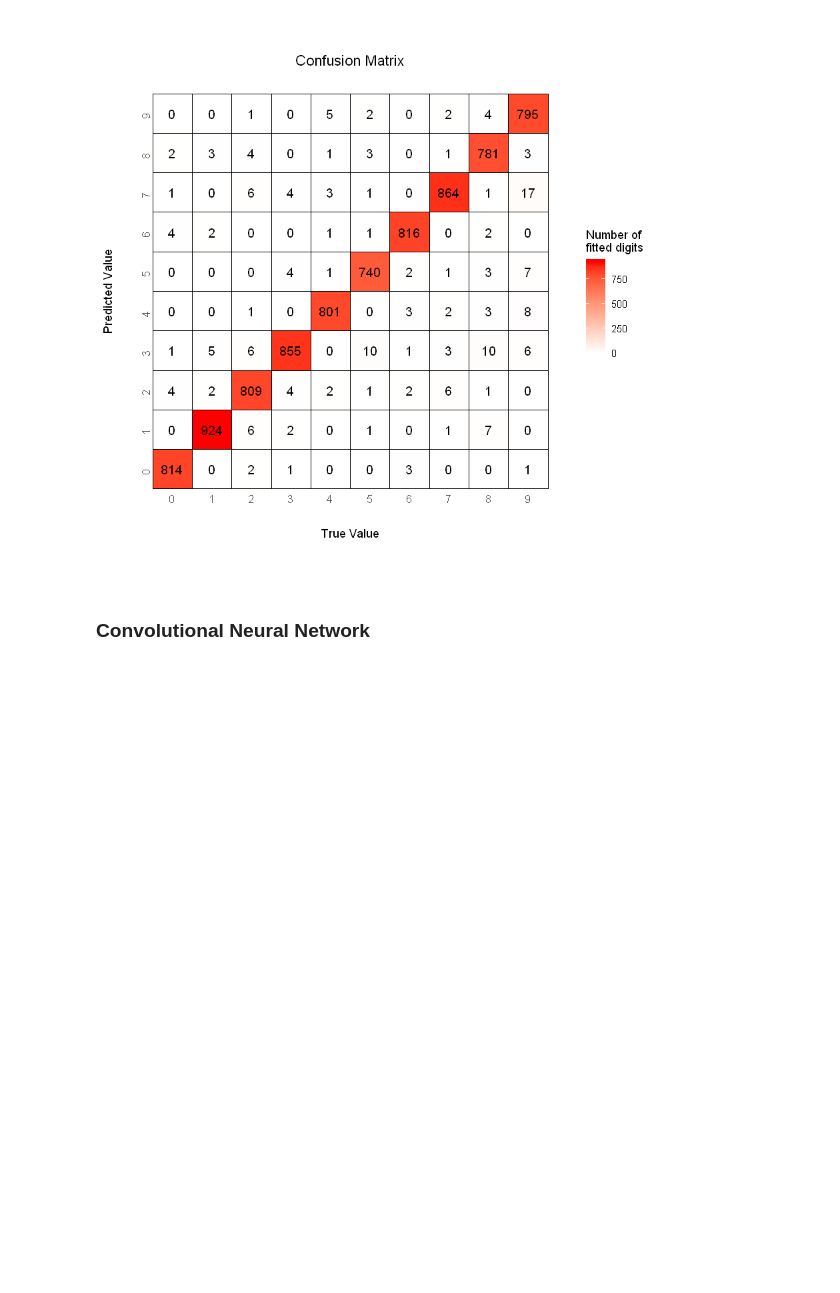
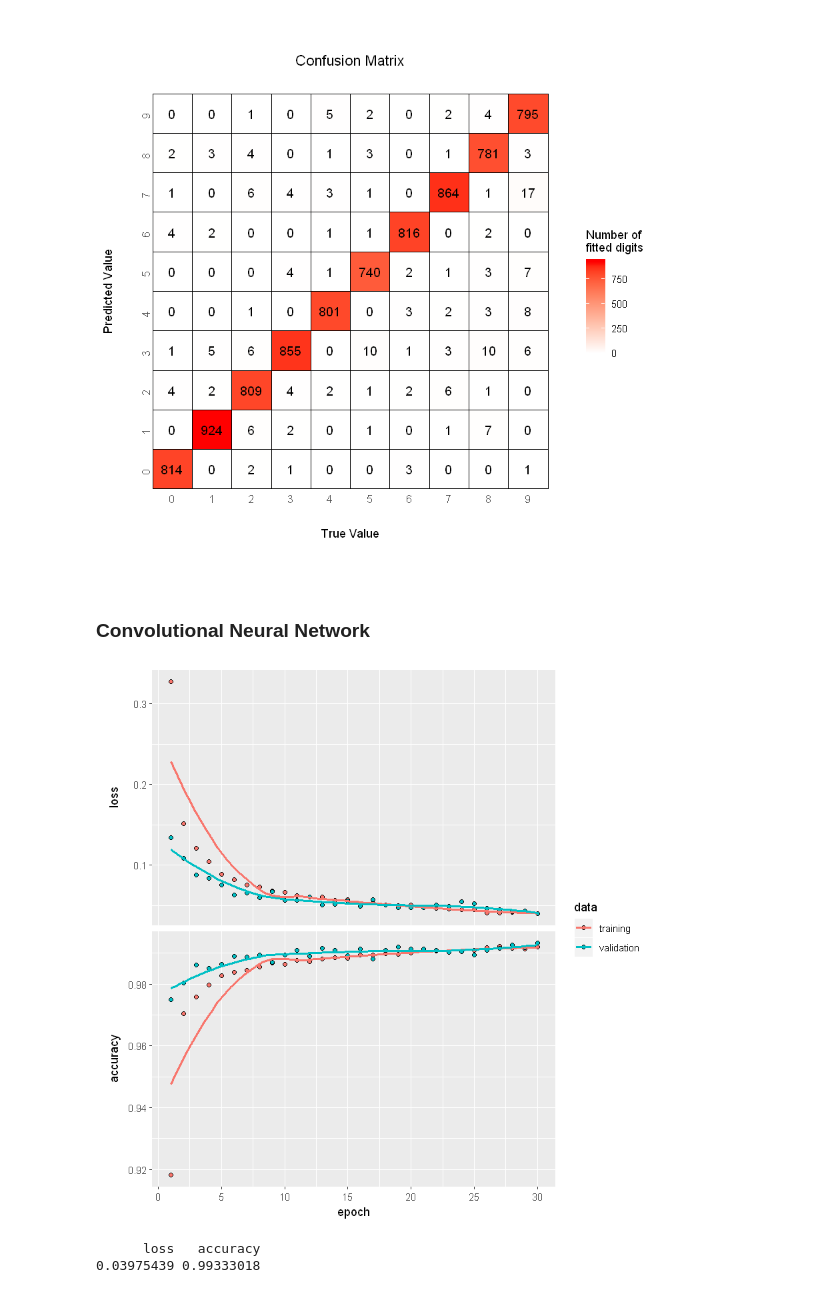
Before and after one commit to JuiceFV/Kaggle, a Jupyter notebook: Digit Recognizer/Solution.ipynb, the cells around one changed output. Drawn from its saved outputs; the diff is of its cells as text; code cells hidden in the pictures; blank space fills up the shorter version.

```diff
--- a/Digit Recognizer/Solution.ipynb
+++ b/Digit Recognizer/Solution.ipynb
@@ -737,3 +795,16 @@ confusion_matrix(prediction_dnn, test_split$label)
 [figure]
 # %% [markdown]
 ### Convolutional Neural Network
+# %%
+X_train_cnn <- array_reshape(X_train, c(-1, 28, 28, 1))
+X_test_cnn <- array_reshape(X_test, c(-1, 28, 28, 1))
+# %%
+model_cnn <- keras_model_sequential() %>%
+    layer_conv_2d(filters = 20, kernel_size = c(5, 5), activation = "relu", input_shape = c(28, 28, 1)) %>%
+    layer_max_pooling_2d(pool_size = c(2, 2), strides=c(2,2)) %>%
+    layer_conv_2d(filters = 50, kernel_size = c(5, 5), activation = "relu") %>%
+    layer_max_pooling_2d(pool_size = c(2, 2), strides=c(2,2)) %>%
+    layer_flatten() %>%
+    layer_dropout(rate=0.5) %>%
+    layer_dense(units = 500, activation = "relu", kernel_regularizer = regularizer_l2(l = 0.0001)) %>%
+    layer_dense(units = 10, activation = "softmax", kernel_regularizer = regularizer_l2(l = 0.0001))
@@ -739,0 +817,17 @@ confusion_matrix(prediction_dnn, test_split$label)
+# %%
+set.seed(42)
+history <- model_cnn %>% fit(
+  X_train_cnn, Y_train,
+  epochs = 30, batch_size = 100,
+  validation_data=list(X_test_cnn, Y_test),
+  verbose = 2
+)
+# %%
+plot(history)
+# %% [output]
+[figure, added]
+# %%
+evaluate(model_cnn, X_test_cnn, Y_test)
+# %% [output]
+      loss   accuracy
+0.03975439 0.99333018
```
Also changed, not shown: parts of 16 cells of this notebook, 3 other files.
